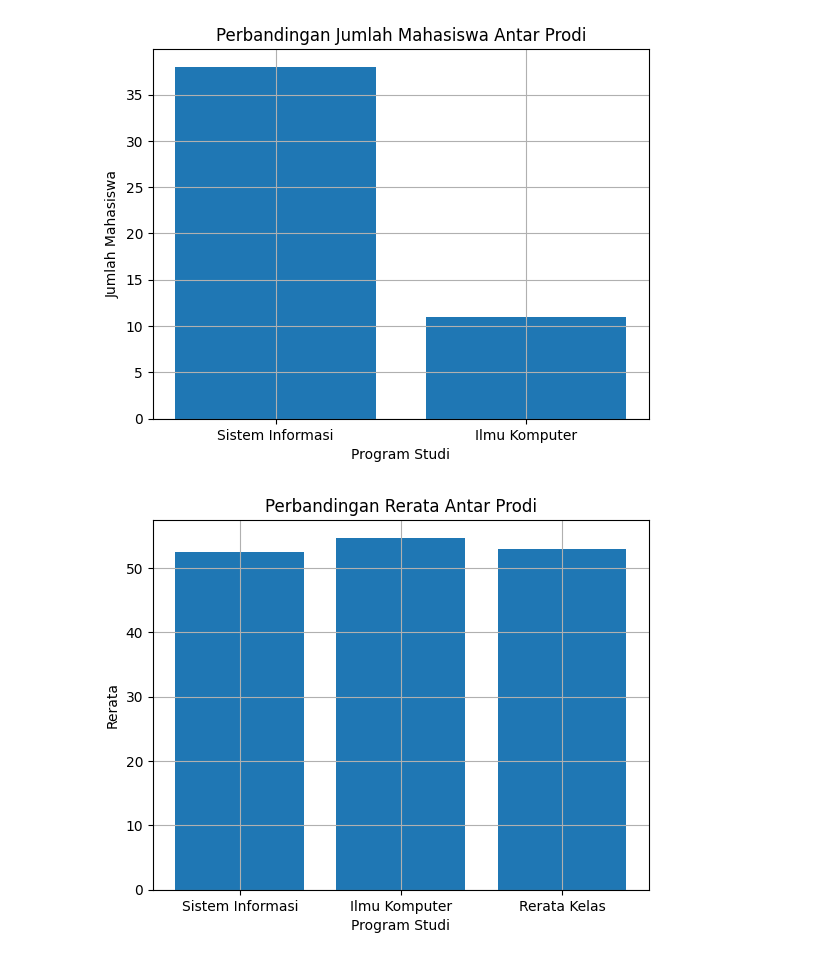
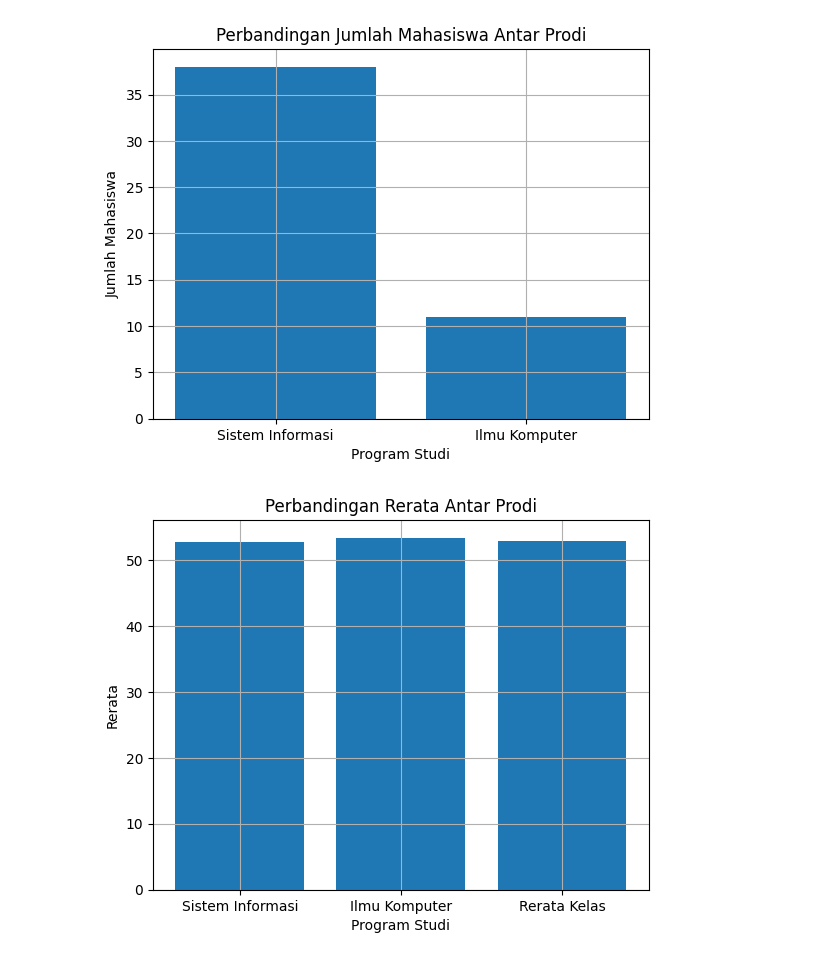
Before and after one commit to budf93/prediksi-kuis, a Jupyter notebook: prediksi.ipynb, the cells around one changed output. Saved outputs shown, nothing was run; the diff lists cells and outputs as text; code cells hidden in the pictures.

```diff
--- a/prediksi.ipynb
+++ b/prediksi.ipynb
@@ -38,8 +7,16 @@ rekap_kuis.describe()
+# %%
+#Step 1. Setup
+
+# Pembacaan data nilai akhir
+nilai_akhir = pd.read_csv('Rekap Nilai Keseluruhan.xlsx - SIAKNG.csv')
+nilai_akhir = nilai_akhir.loc[:, ~nilai_akhir.columns.str.contains('^Unnamed')]
+nilai_akhir = nilai_akhir.drop(['No'], axis=1)
+# nilai_akhir
 # %%
 #Step 2. Exploratory Data Analysis
 
-mahasiswa_SI= rekap_kuis.loc[rekap_kuis['Program Studi'] == 'Sistem Informasi']
-mahasiswa_IK= rekap_kuis.loc[rekap_kuis['Program Studi'] == 'Ilmu Komputer']
+mahasiswa_SI= nilai_akhir.loc[nilai_akhir['Program Studi'] == 'Sistem Informasi']
+mahasiswa_IK= nilai_akhir.loc[nilai_akhir['Program Studi'] == 'Ilmu Komputer']
 # %%
 jumlah_mhs_SI = mahasiswa_SI['NPM'].count()
 jumlah_mhs_IK = mahasiswa_IK['NPM'].count()
@@ -58,16 +35,20 @@ plt.show()
 # %% [output]
 [figure]
 # %%
-rerata_kuis = [mahasiswa_SI['Rerata'].mean(), mahasiswa_IK['Rerata'].mean(), rekap_kuis['Rerata'].mean()]
+# Calculate the means for each program
+rerata_nilai_akhir = [mahasiswa_SI['Nilai Akhir'].mean(), mahasiswa_IK['Nilai Akhir'].mean(), nilai_akhir['Nilai Akhir'].mean()]
 prodi = ['Sistem Informasi', 'Ilmu Komputer', 'Rerata Kelas']
 
-plt.bar(prodi, rerata_kuis)
+# Plotting the data
+plt.bar(prodi, rerata_nilai_akhir)
 plt.grid()
 
+# Labeling the axes and setting the title
 plt.xlabel('Program Studi')
 plt.ylabel('Rerata')
 plt.title('Perbandingan Rerata Antar Prodi')
 
+# Show the plot
 plt.show()
 # %% [output]
-[figure, old version]
+[figure, new version]
```
Also changed, not shown: parts of 15 cells of this notebook, 5 other files.
